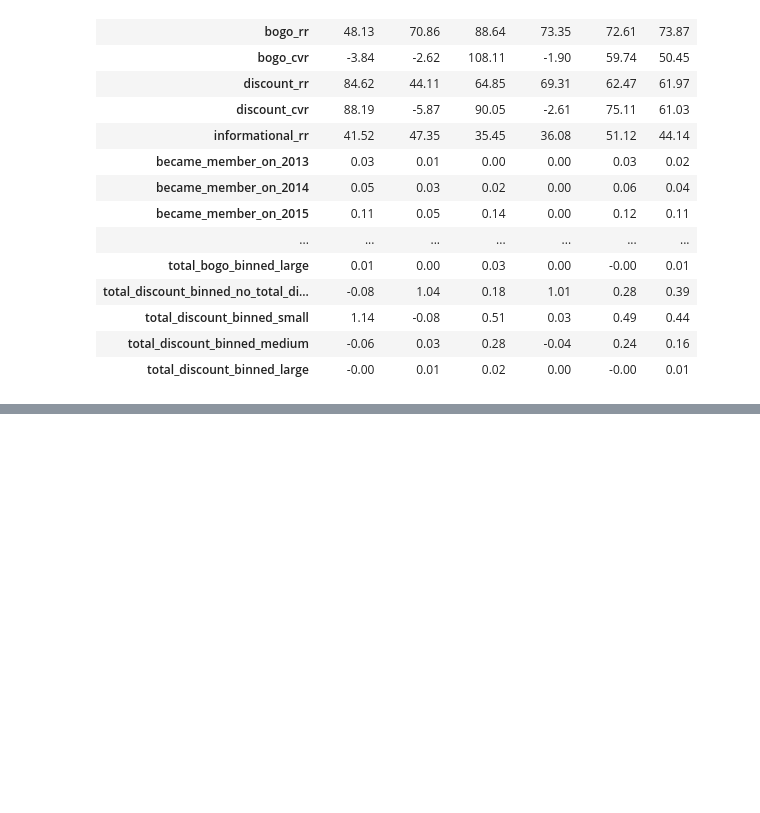
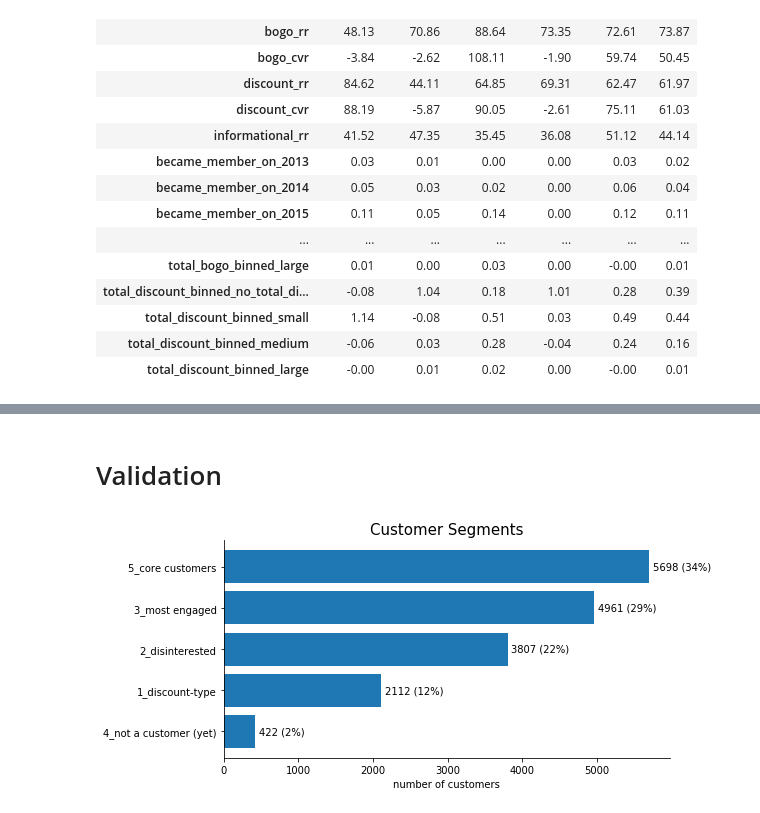
Before and after one commit to k-bosko/Starbucks_rewards, a Jupyter notebook: Starbucks_capstone.ipynb, the cells around one changed output, grey strips where cells are left out. Saved outputs shown, nothing was run; the diff lists cells and outputs as text; code cells hidden in the pictures; blank space fills up the shorter version.

```diff
--- a/Starbucks_capstone.ipynb
+++ b/Starbucks_capstone.ipynb
@@ -1262,0 +1295,25 @@ for i, each in enumerate(cluster_df_fin.T.columns):
+# %% [markdown]
+# Validation
+# %%
+starbucks_predicted = starbucks_imputed.copy()
+starbucks_predicted['segments'] = starbucks_preds
+# %%
+# let's encode the segments with labels
+# note: LabelEncoder sorts labels in alphabetic order, which is bad for us.
+# Because we have clusters in particular order and want to do inverse_transform, we need to start labels with numbers
+le = LabelEncoder()
+le.fit(["1_discount-type", "2_disinterested",  "3_most engaged", "4_not a customer (yet)", "5_core customers"])
+starbucks_predicted['segments_labeled'] = le.inverse_transform(starbucks_preds)
+# %%
+fig = plt.figure(figsize=(8, 4));
+
+yticks = starbucks_predicted['segments_labeled'].value_counts(ascending=True)
+plt.barh(range(5), yticks, tick_label=yticks.index);
+plt.title("Customer Segments", fontsize=15);
+plt.xlabel("number of customers")
+for i, v in enumerate(yticks):
+    count = str(v)+" ("+str(round(v/starbucks_predicted.shape[0]*100))+"%)"
+    plt.text(v+50, i, count, va='center');
+sns.despine(fig);
+# %% [output]
+[figure, added]
```
Also changed, not shown: parts of 31 cells of this notebook.
